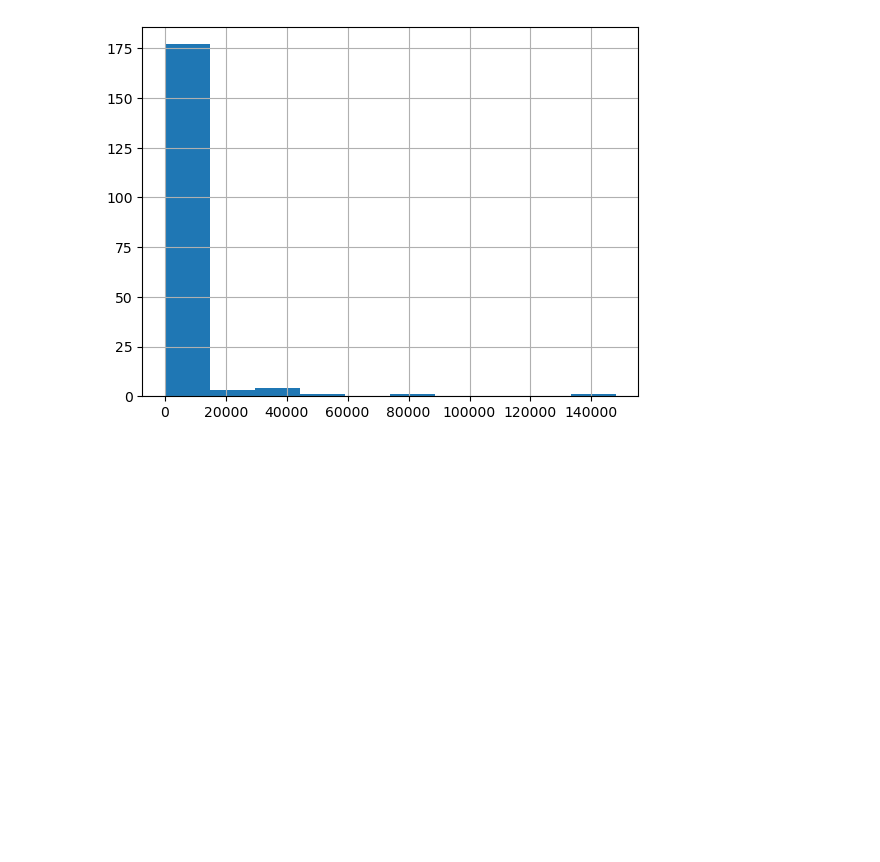
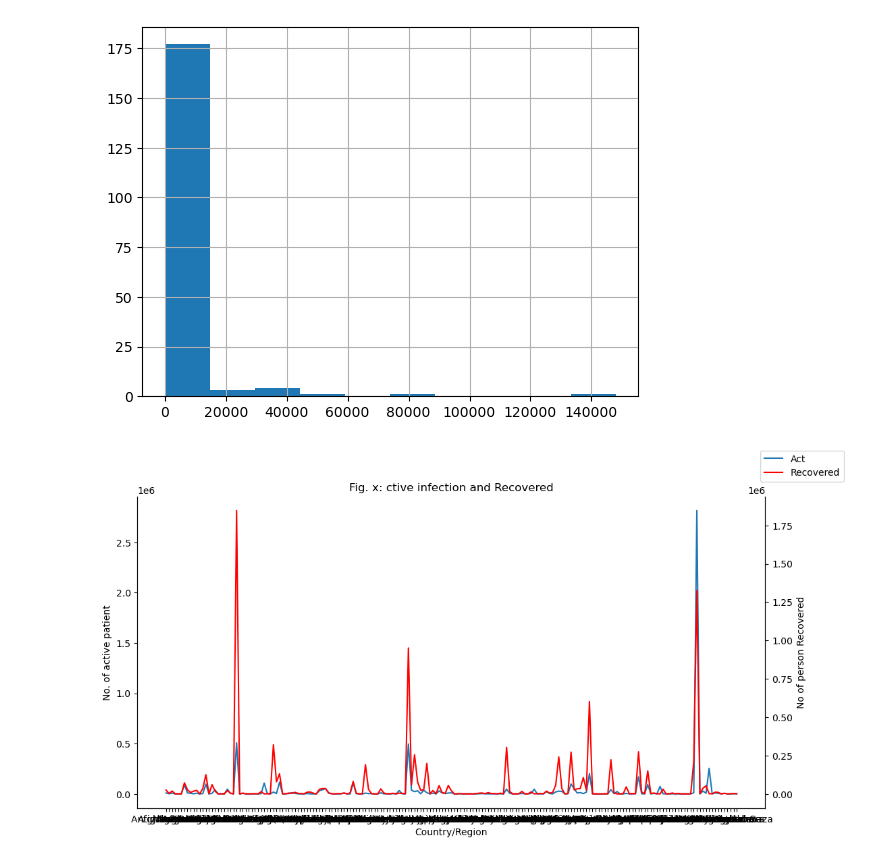
Before and after one commit to AbdulrahmanYusuf/ArewaDS-Machine-Learning-Assignments, a Jupyter notebook: week2/covid_19.ipynb, the cells around one changed output. Cells and saved outputs as stored; diff of their text form; code cells hidden in the pictures; blank space fills up the shorter version.

```diff
--- a/week2/covid_19.ipynb
+++ b/week2/covid_19.ipynb
@@ -70,0 +78,16 @@ plt.show()
+# %%
+ig, ax = plt.subplots(figsize=(12,6))
+lineplot = sns.lineplot(x=covid_df['Country/Region'], y=covid_df['Active'], data=covid_df,
+                        label = 'Act', legend=False)
+sns.despine()
+plt.ylabel('No. of active patient')
+plt.title('Fig. x: ctive infection and Recovered');
+
+ax2 = ax.twinx()
+lineplot2 = sns.lineplot(x=covid_df['Country/Region'], y=covid_df['Recovered'], ax=ax2, color="r",
+                         label ='Recovered', legend=False)
+sns.despine(right=False)
+plt.ylabel('No of person Recovered')
+ax.figure.legend();
+# %% [output]
+[figure, added]
```
Also changed, not shown: parts of 3 cells of this notebook, 9 other files.
